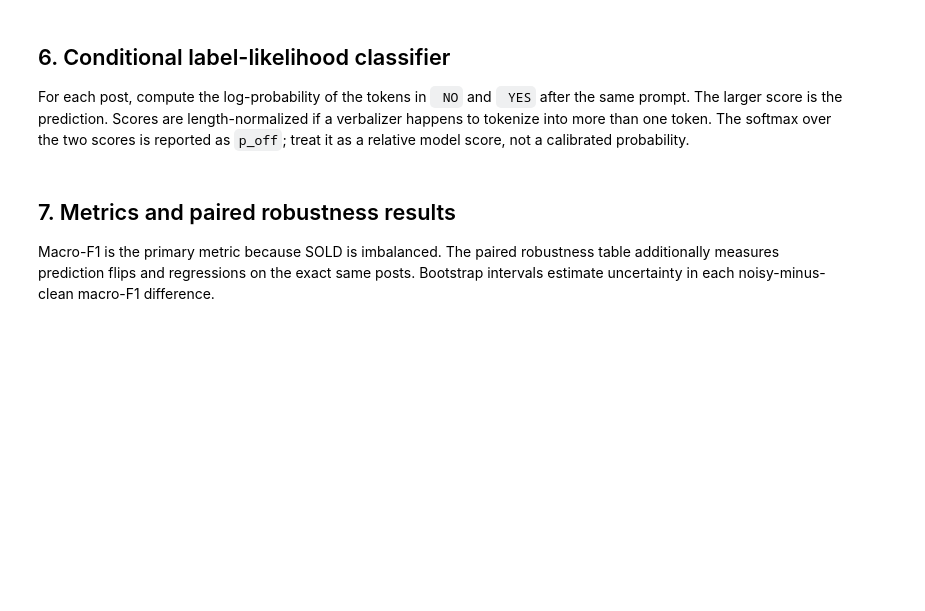
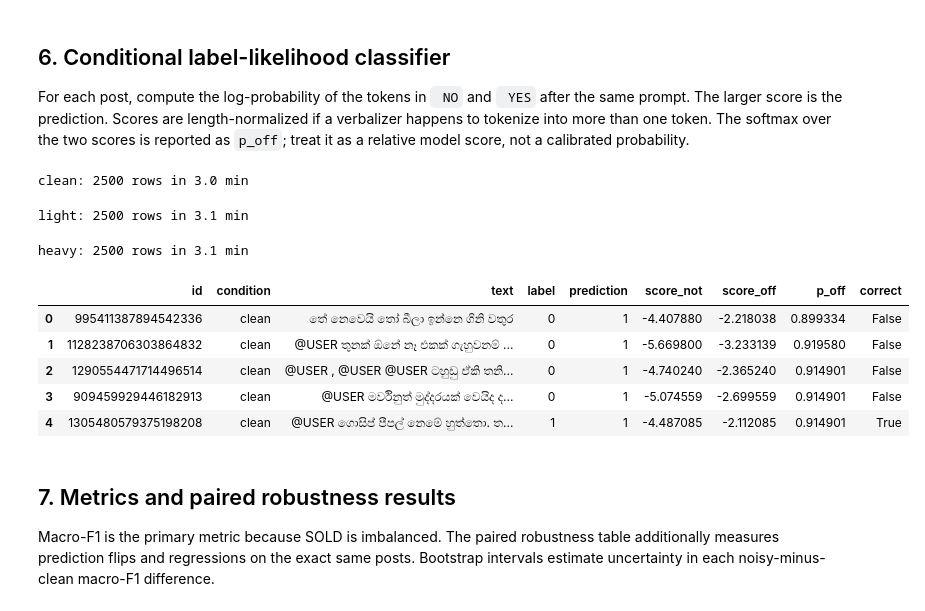
Before and after one commit to nimesh-chandula/Sinhala-Noisy-Hatespeech-Data, a Jupyter notebook: sinllama/zero_shot_hatespeech_evaluation.ipynb, the cells around one changed output. Cells and saved outputs as stored; diff of their text form; code cells hidden in the pictures; blank space fills up the shorter version.

```diff
--- a/sinllama/zero_shot_hatespeech_evaluation.ipynb
+++ b/sinllama/zero_shot_hatespeech_evaluation.ipynb
@@ -234,72 +340,62 @@ def score_completion_batch(prompts, completion):
     answer_ids = tokenizer.encode(completion, add_special_tokens=False)
     if not answer_ids:
         raise ValueError(f"Completion produced no tokens: {completion!r}")
-    encoded = tokenizer(
-        prompts,
-        add_special_tokens=True,
-        truncation=True,
+    prompt_ids = tokenizer(
+        prompts, add_special_tokens=True, truncation=True,
         max_length=MAX_LENGTH - len(answer_ids),
     )["input_ids"]
-    full_ids = [prompt_ids + answer_ids for prompt_ids in encoded]
-    max_len = max(map(len, full_ids))
-    input_ids = torch.full(
-        (len(full_ids), max_len), tokenizer.pad_token_id, dtype=torch.long
-    )
-    attention_mask = torch.zeros_like(input_ids)
-    for row, ids in enumerate(full_ids):
-        input_ids[row, :len(ids)] = torch.tensor(ids)
-        attention_mask[row, :len(ids)] = 1
-    input_ids = input_ids.to(input_device)
-    attention_mask = attention_mask.to(input_device)
-
-    with torch.inference_mode():
-        logits = model(input_ids=input_ids, attention_mask=attention_mask).logits.float()
-
+    requests = [{"prompt_token_ids": ids + answer_ids} for ids in prompt_ids]
+    outputs = llm.generate(requests, score_params, use_tqdm=False)
     scores = []
-    for row, prompt_ids in enumerate(encoded):
-        start = len(prompt_ids)
-        positions = torch.arange(start, start + len(answer_ids), device=logits.device)
-        token_logits = logits[row, positions - 1]
-        targets = torch.tensor(answer_ids, device=logits.device)
-        token_logp = token_logits.log_softmax(dim=-1).gather(1, targets[:, None]).squeeze(1)
-        score = token_logp.mean() if LENGTH_NORMALIZE_LABEL_SCORE else token_logp.sum()
-        scores.append(float(score.cpu()))
-    del logits, input_ids, attention_mask
+    for output, ids in zip(outputs, prompt_ids):
+        token_logp = []
+        for position, token_id in enumerate(answer_ids, start=len(ids)):
+            candidates = output.prompt_logprobs[position]
+            if candidates is None or token_id not in candidates:
+                raise RuntimeError(f"vLLM did not return logprob for token {token_id} at position {position}")
+            token_logp.append(candidates[token_id].logprob)
+        score = np.mean(token_logp) if LENGTH_NORMALIZE_LABEL_SCORE else np.sum(token_logp)
+        scores.append(float(score))
     return scores
 
 def predict_condition(frame, condition):
     rows = []
     started = time.time()
     iterator = range(0, len(frame), BATCH_SIZE)
     for start in tqdm(iterator, desc=condition):
         batch = frame.iloc[start:start + BATCH_SIZE]
         prompts = [PROMPT_TEMPLATE.format(text=text) for text in batch["text"]]
         score_not = score_completion_batch(prompts, LABEL_TEXT[0])
         score_off = score_completion_batch(prompts, LABEL_TEXT[1])
         pair_scores = np.column_stack([score_not, score_off])
         shifted = pair_scores - pair_scores.max(axis=1, keepdims=True)
         probs = np.exp(shifted) / np.exp(shifted).sum(axis=1, keepdims=True)
         preds = pair_scores.argmax(axis=1)
-        for (_, item), s0, s1, pred, p_off in zip(
-            batch.iterrows(), score_not, score_off, preds, probs[:, 1]
-        ):
+        for (_, item), s0, s1, pred, p_off in zip(batch.iterrows(), score_not, score_off, preds, probs[:, 1]):
             rows.append({
-                "id": item["id"], "condition": condition,
-                "text": item["text"], "label": int(item["label"]),
-                "prediction": int(pred), "score_not": s0,
-                "score_off": s1, "p_off": float(p_off),
+                "id": item["id"], "condition": condition, "text": item["text"],
+                "label": int(item["label"]), "prediction": int(pred),
+                "score_not": s0, "score_off": s1, "p_off": float(p_off),
             })
     result = pd.DataFrame(rows)
     result["correct"] = result["label"] == result["prediction"]
     print(f"{condition}: {len(result)} rows in {(time.time() - started) / 60:.1f} min")
     return result
 
 prediction_frames = [predict_condition(frames[name], name) for name in ("clean", "light", "heavy")]
 predictions = pd.concat(prediction_frames, ignore_index=True)
-predictions.to_json(
-    OUTPUT_DIR / "predictions.jsonl", orient="records", lines=True, force_ascii=False
-)
+predictions.to_json(OUTPUT_DIR / "predictions.jsonl", orient="records", lines=True, force_ascii=False)
 predictions.head()
+# %% [output]
+clean: 2500 rows in 3.0 min
+light: 2500 rows in 3.1 min
+heavy: 2500 rows in 3.1 min
+|  | id | condition | text | label | prediction | score_not | score_off | p_off | correct |
+| 0 | 995411387894542336 | clean | තේ නෙවෙයි තෝ බීලා ඉන්නෙ ගිනි වතුර | 0 | 1 | -4.407880 | -2.218038 | 0.899334 | False |
+| 1 | 1128238706303864832 | clean | @USER තුනක් ඕනේ නෑ එකක් ගැහුවනම් ... | 0 | 1 | -5.669800 | -3.233139 | 0.919580 | False |
+| 2 | 1290554471714496514 | clean | @USER , @USER @USER ටහුඩු ඒකි තනි... | 0 | 1 | -4.740240 | -2.365240 | 0.914901 | False |
+| 3 | 909459929446182913 | clean | @USER මර්විනුත් මුද්දරයක් වෙයිද ද... | 0 | 1 | -5.074559 | -2.699559 | 0.914901 | False |
+| 4 | 1305480579375198208 | clean | @USER ගොසිප් පීපල් නෙමේ හුත්තො. ත... | 1 | 1 | -4.487085 | -2.112085 | 0.914901 | True |
 # %% [markdown]
 ## 7. Metrics and paired robustness results
 
```
Also changed, not shown: parts of 12 cells of this notebook, 19 other files.
